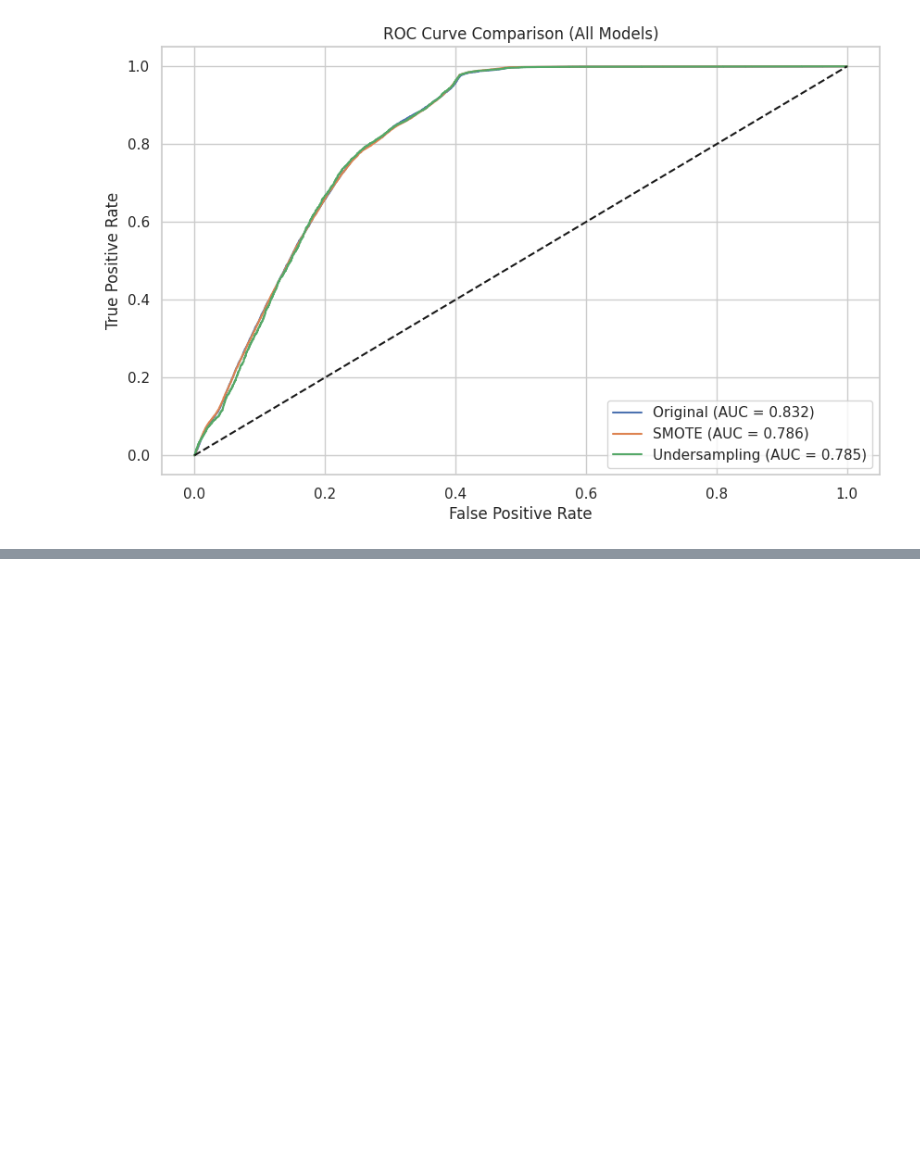
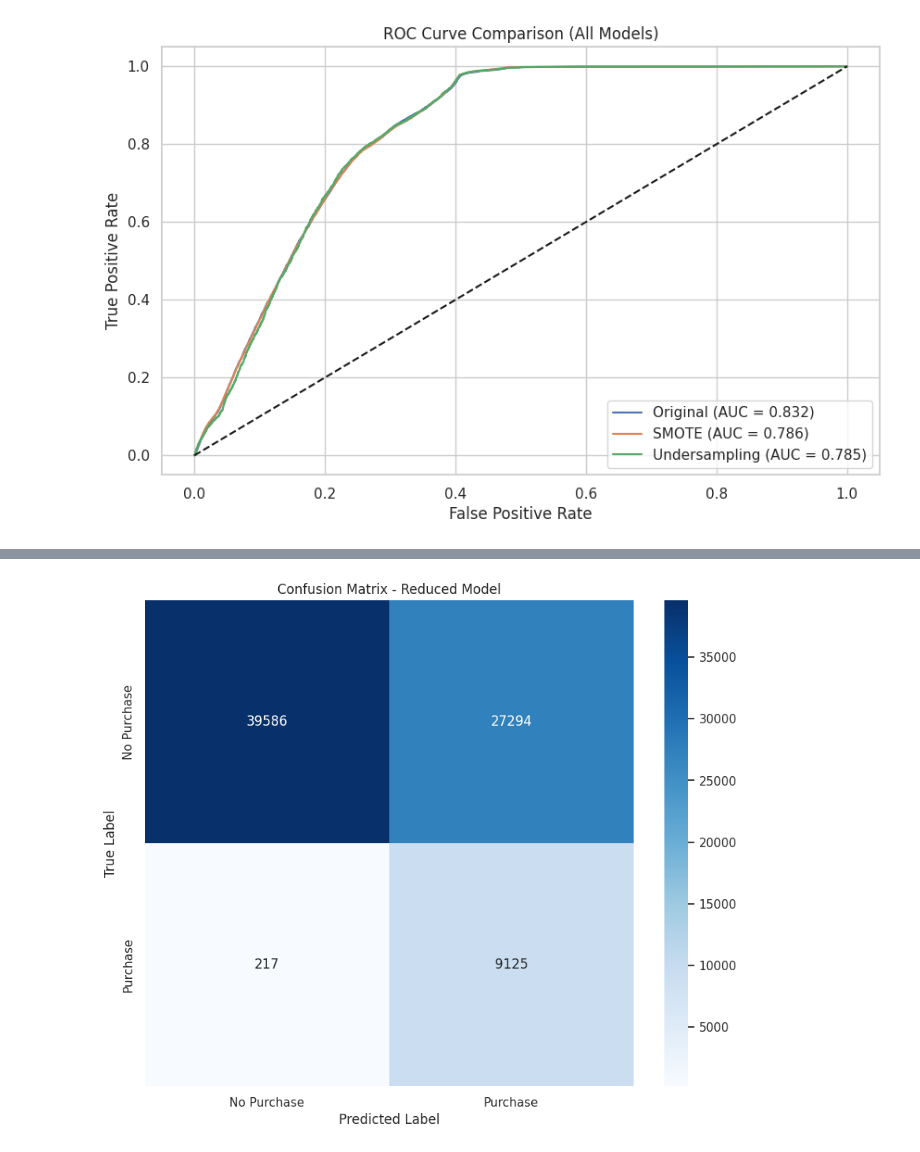
Before and after one commit to LorenzoVu/Cross-selling-of-insurance-policies, a Jupyter notebook: cross-selling.ipynb, the cells around one changed output, grey strips where cells are left out. Drawn from its saved outputs; the diff is of its cells as text; code cells hidden in the pictures; blank space fills up the shorter version.

```diff
--- a/cross-selling.ipynb
+++ b/cross-selling.ipynb
@@ -520,0 +611,95 @@ ROC-AUC Score: 0.785
+# %%
+# Create new feature set without Gender_bin and Annual_Premium
+print('=== Final Model Analysis (Without Gender_bin and Annual_Premium) ===\n')
+reduced_feature_cols = ['Age', 'Previously_Insured', 'Vehicle_Damage_bin', 'Vehicle_Age_Ordinal']
+
+# Create new feature matrix with reduced features
+X_reduced = X[reduced_feature_cols].copy()
+
+# Split the data
+X_train_reduced, X_test_reduced, y_train_reduced, y_test_reduced = train_test_split(
+    X_reduced, y, test_size=0.2, random_state=42, stratify=y
+)
+
+# Train new model with reduced features
+final_model_reduced = LogisticRegression(class_weight='balanced', random_state=42, max_iter=1000)
+final_model_reduced.fit(X_train_reduced, y_train_reduced)
+
+# Make predictions
+y_pred_reduced = final_model_reduced.predict(X_test_reduced)
+y_pred_proba_reduced = final_model_reduced.predict_proba(X_test_reduced)[:, 1]
+
+# Print metrics
+print('Classification Report:')
+print(classification_report(y_test_reduced, y_pred_reduced))
+print(f'ROC-AUC Score: {roc_auc_score(y_test_reduced, y_pred_proba_reduced):.3f}\n')
+
+# Plot Confusion Matrix
+plt.figure(figsize=(10, 8))
+sns.heatmap(confusion_matrix(y_test_reduced, y_pred_reduced),
+            annot=True,
+            fmt='d',
+            cmap='Blues',
+            xticklabels=['No Purchase', 'Purchase'],
+            yticklabels=['No Purchase', 'Purchase'])
+plt.title('Confusion Matrix - Reduced Model')
+plt.ylabel('True Label')
+plt.xlabel('Predicted Label')
+plt.show()
+
+# Plot ROC Curve
+fpr_reduced, tpr_reduced, _ = roc_curve(y_test_reduced, y_pred_proba_reduced)
+plt.figure(figsize=(10, 8))
+plt.plot(fpr_reduced, tpr_reduced, 'b-',
+         label=f'ROC curve (AUC = {roc_auc_score(y_test_reduced, y_pred_proba_reduced):.3f})')
+plt.plot([0, 1], [0, 1], 'k--', label='Random classifier')
+plt.fill_between(fpr_reduced, tpr_reduced, alpha=0.1)
+plt.xlabel('False Positive Rate')
+plt.ylabel('True Positive Rate')
+plt.title('ROC Curve - Reduced Model')
+plt.legend()
+plt.grid(True)
+plt.show()
+
+# Plot Precision-Recall Curve
+precision_reduced, recall_reduced, _ = precision_recall_curve(y_test_reduced, y_pred_proba_reduced)
+plt.figure(figsize=(10, 8))
+plt.plot(recall_reduced, precision_reduced, 'b-', label='Precision-Recall curve')
+plt.fill_between(recall_reduced, precision_reduced, alpha=0.1)
+plt.xlabel('Recall')
+plt.ylabel('Precision')
+plt.title('Precision-Recall Curve - Reduced Model')
+plt.grid(True)
+plt.legend()
+plt.show()
+
+# Print feature importance
+feature_importance_reduced = pd.DataFrame({
+    'Feature': reduced_feature_cols,
+    'Coefficient': np.abs(final_model_reduced.coef_[0])
+})
+feature_importance_reduced = feature_importance_reduced.sort_values('Coefficient', ascending=False)
+
+plt.figure(figsize=(12, 6))
+sns.barplot(data=feature_importance_reduced, x='Feature', y='Coefficient')
+plt.xticks(rotation=45, ha='right')
+plt.title('Feature Importance - Reduced Model')
+plt.tight_layout()
+plt.show()
+
+print('\nFeature Importance (Reduced Model):')
+print(feature_importance_reduced)
+
+# Compare ROC curves of original and reduced models
+plt.figure(figsize=(10, 8))
+plt.plot(fpr, tpr, 'b-', label=f'Original Model (AUC = {roc_auc_score(y_test, y_pred_proba):.3f})')
+plt.plot(fpr_reduced, tpr_reduced, 'r-',
+         label=f'Reduced Model (AUC = {roc_auc_score(y_test_reduced, y_pred_proba_reduced):.3f})')
+plt.plot([0, 1], [0, 1], 'k--', label='Random classifier')
+plt.xlabel('False Positive Rate')
+plt.ylabel('True Positive Rate')
+plt.title('ROC Curve Comparison - Original vs Reduced Model')
+plt.legend()
+plt.grid(True)
+plt.show()
+# %% [output]
@@ -520,0 +719 @@ ROC-AUC Score: 0.785
+[figure, added]
```
Also changed, not shown: parts of 2 cells of this notebook, 1 other file.
